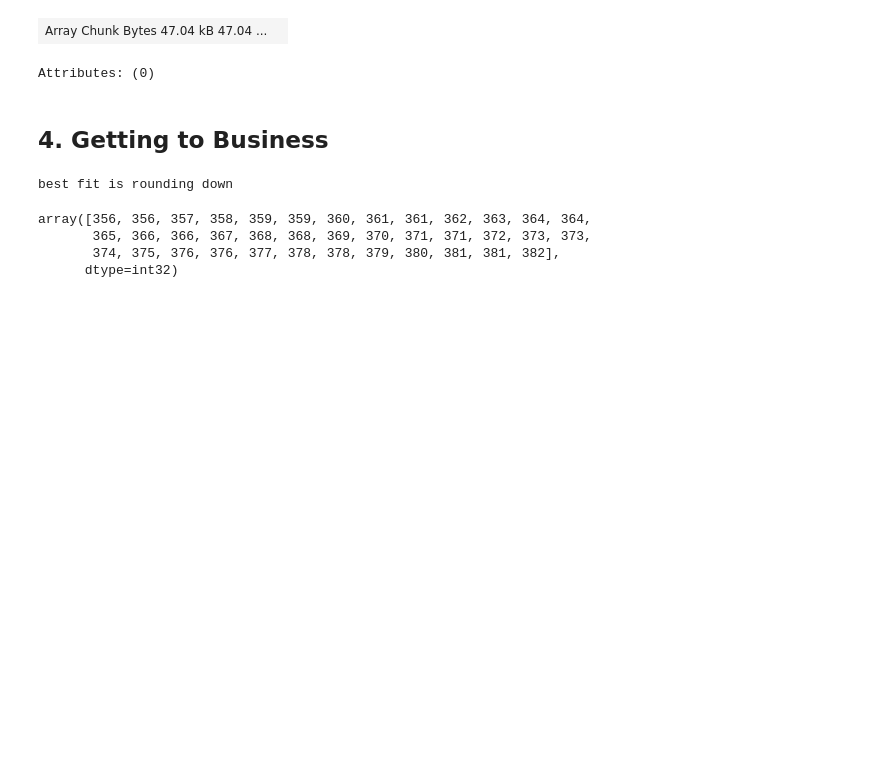
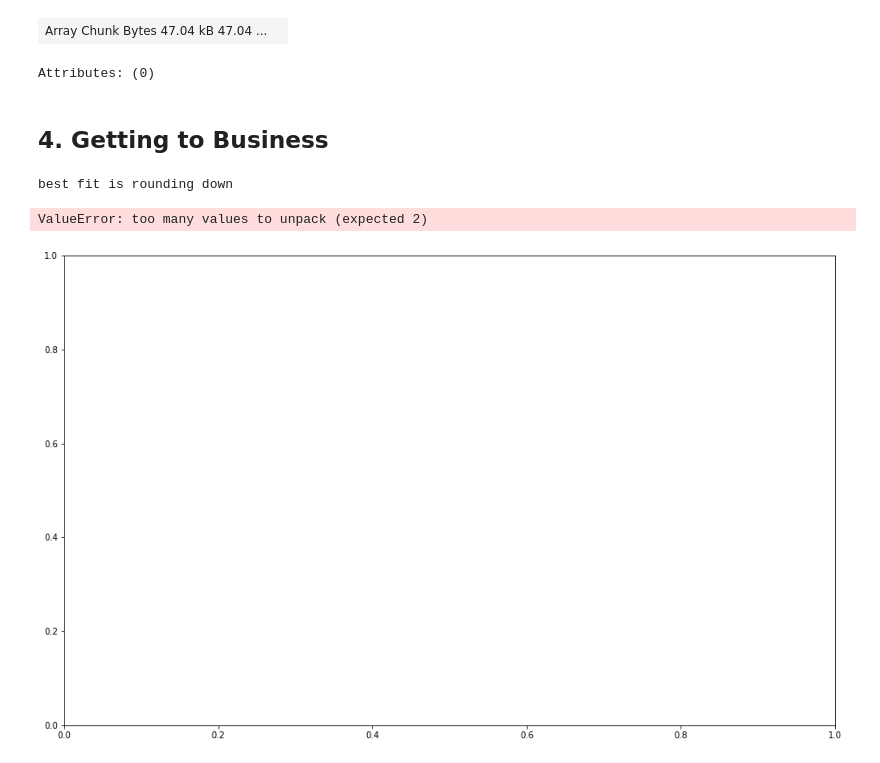
Before and after one commit to disandroa/sectionate, a Jupyter notebook: examples/aki_example.ipynb, the cells around one changed output. Saved outputs shown, nothing was run; the diff lists cells and outputs as text; code cells hidden in the pictures; blank space fills up the shorter version.

Commit message:
error regarding plot

```diff
--- a/examples/aki_example.ipynb
+++ b/examples/aki_example.ipynb
@@ -118,10 +118,12 @@ lon2 = float(diag_cs.x[-1]) ; lat2 = float(diag_cs.y[0])
 isec, jsec, xsec, ysec = sectionate.create_section(CM4_hist['lon'], CM4_hist['lat'], lon1, lat1, lon2, lat2)
 # %% [output]
 best fit is rounding down
-# %%
-isec
-# %% [output]
-array([356, 356, 357, 358, 359, 359, 360, 361, 361, 362, 363, 364, 364,
-       365, 366, 366, 367, 368, 368, 369, 370, 371, 371, 372, 373, 373,
-       374, 375, 376, 376, 377, 378, 378, 379, 380, 381, 381, 382],
-      dtype=int32)
+# %%
+plt.figure(figsize=[16,10])
+plt.pcolormesh(CM4_hist['lon'], CM4_hist['lat'], CM4_hist['uo'].isel(time=0).sel(lev=2.5))
+plt.plot(xsec, ysec)
+plt.axis([-211,-203, -10, -7])
+plt.show()
+# %% [output]
+ValueError: too many values to unpack (expected 2)
+[figure, added]
```
